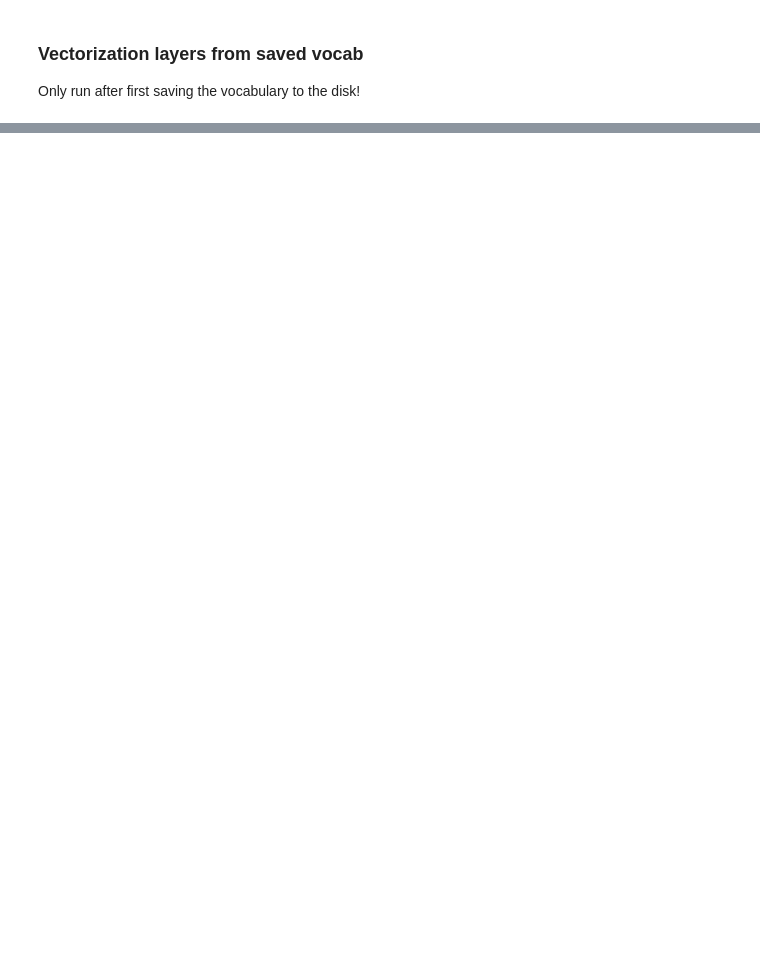
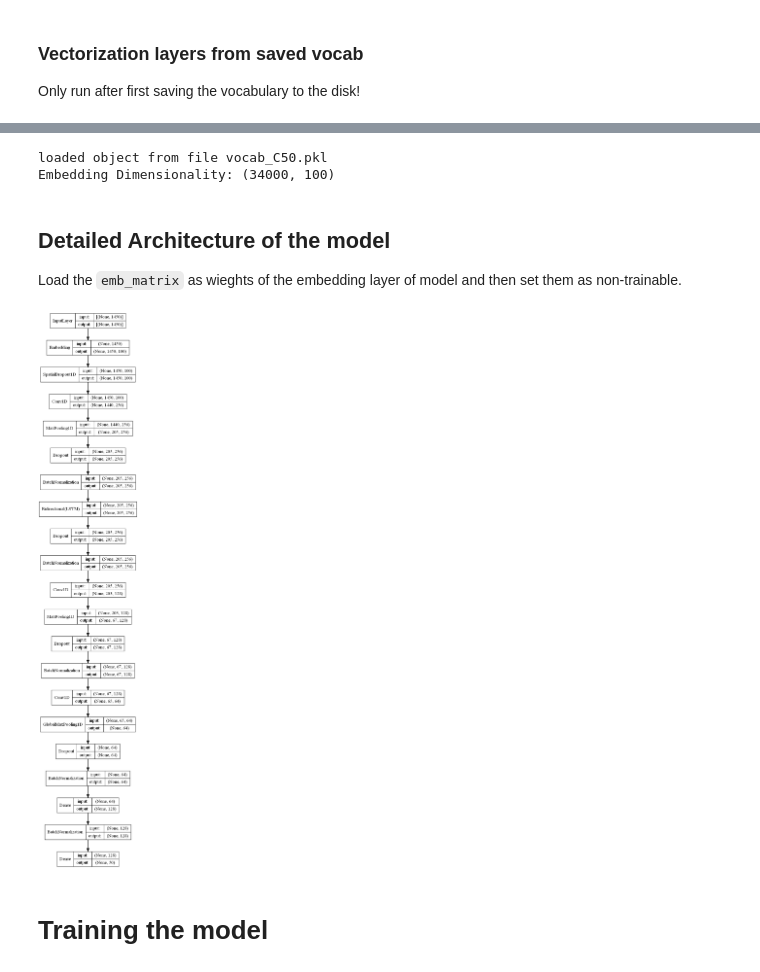
Before and after one commit to ashudva/KED, a Jupyter notebook: _notebooks/2021-4-27-ConvnetBiLSTM-C50.ipynb, the cells around one changed output, grey strips where cells are left out. Drawn from its saved outputs; the diff is of its cells as text; code cells hidden in the pictures; blank space fills up the shorter version.

```diff
--- a/_notebooks/2021-4-27-ConvnetBiLSTM-C50.ipynb
+++ b/_notebooks/2021-4-27-ConvnetBiLSTM-C50.ipynb
@@ -245,11 +325,12 @@ Text vectorization includes the following tasks using `TextVectorization` layer:
 
 Note: Use it only for the first time or if vocab is not saved
 # %%
+#collapse
 from utils import save_object
 
 ### Define vectorization layers
 VOCAB_SIZE = 34000
-MAX_LEN = 1500
+MAX_LEN = 1450
 
 vectorize_layer = TextVectorization(
     max_tokens=VOCAB_SIZE,
@@ -333,26 +421,47 @@ for index, word in enumerate(vocab):
     emb_vector = emb_index.get(word)
     if emb_vector is not None:
         emb_matrix[index] = emb_vector
-print(emb_matrix.shape)
+print(f"Embedding Dimensionality: {emb_matrix.shape}")
+# %% [output]
+loaded object from file vocab_C50.pkl
+Embedding Dimensionality: (34000, 100)
 # %%
-keras.backend.clear_session()
+import keras.backend as K
+from keras.utils import plot_model
+from keras import regularizers
+K.clear_session()
 
 lstm_model = models.Sequential([
     layers.Embedding(VOCAB_SIZE, emb_dim, input_shape=(MAX_LEN,)),
+    layers.SpatialDropout1D(0.3),
     layers.Conv1D(256, 11, activation='relu'),
     layers.MaxPooling1D(7),
-    layers.Dropout(0.2),
+    layers.Dropout(0.4),
+    layers.BatchNormalization(),
     layers.Bidirectional(layers.LSTM(128, return_sequences=True)),
+    layers.Dropout(0.3),
+    layers.BatchNormalization(),
     layers.Conv1D(128, 3, activation='relu'),
     layers.MaxPooling1D(3),
-    layers.Dropout(0.4),
+    layers.Dropout(0.3),
+    layers.BatchNormalization(),
     layers.Conv1D(64, 3, activation='relu'),
     layers.GlobalMaxPooling1D(),
-    layers.Dense(128, activation='relu'),
+    layers.Dropout(0.3),
+    layers.BatchNormalization(),
+    layers.Dense(128, activation='relu', kernel_regularizer=regularizers.l1_l2(l1=1e-5, l2=1e-4)),
+    layers.BatchNormalization(),
     layers.Dense(50, activation='softmax')
 ])
+# %% [markdown]
+## Detailed Architecture of the model
+Load the `emb_matrix` as wieghts of the embedding layer of model and then set them as non-trainable.
 # %%
 lstm_model.layers[0].set_weights([emb_matrix])
 lstm_model.layers[0].trainable = False
-lstm_model.summary()
+plot_model(lstm_model, show_layer_names=False, show_shapes=True, to_file="models/base.png")
+# %% [output]
+[figure, added]
+# %% [markdown]
+# Training the model
 # %%
```
Also changed, not shown: parts of 24 cells of this notebook, 2 other files.
